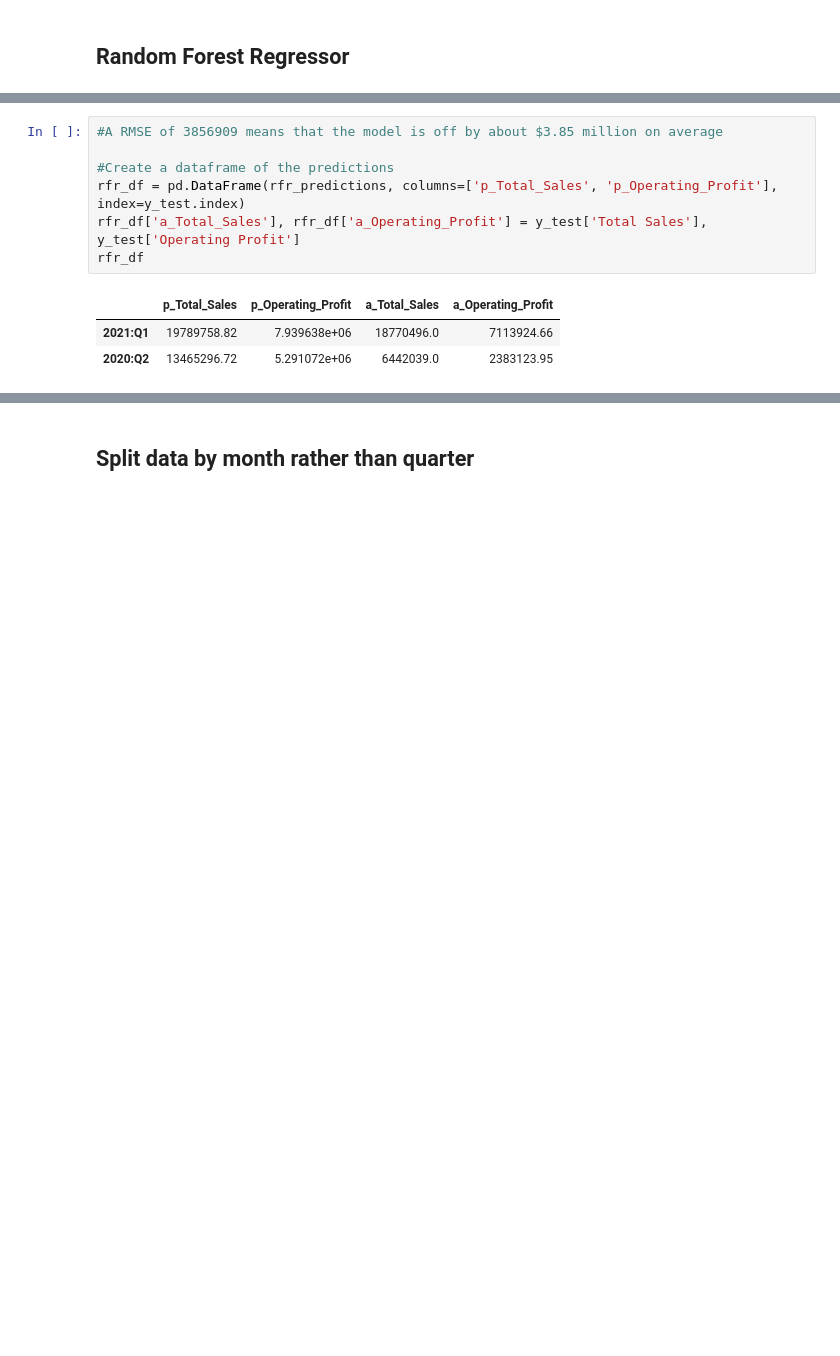
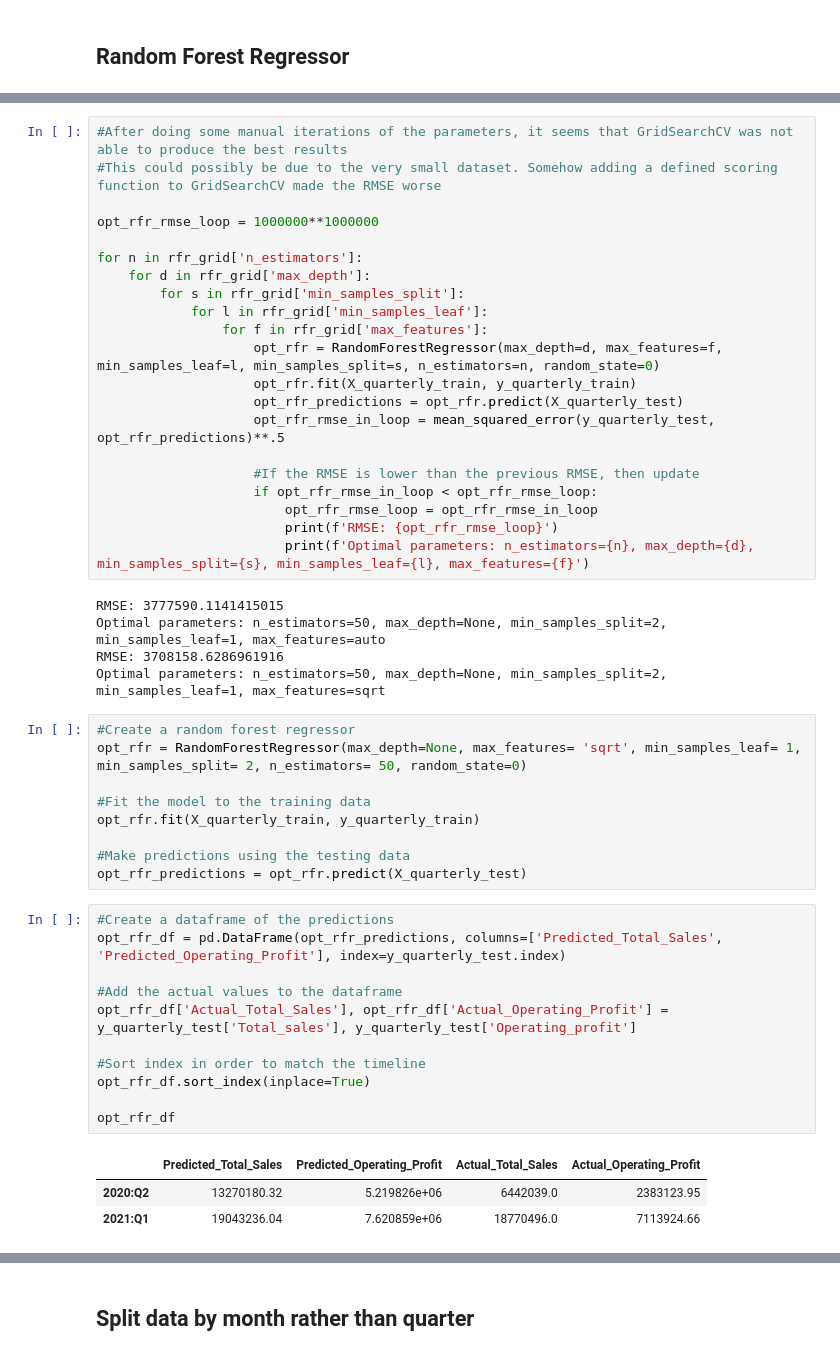
Before and after one commit to MitchellGleason/Final-Project, a Jupyter notebook: Machine_Leanring_Notebooks/multi_linear_reg_ML.ipynb, the cells around one changed output, grey strips where cells are left out. Drawn from its saved outputs; the diff is of its cells as text; blank space fills up the shorter version.

```diff
--- a/Machine_Leanring_Notebooks/multi_linear_reg_ML.ipynb
+++ b/Machine_Leanring_Notebooks/multi_linear_reg_ML.ipynb
@@ -285,13 +299,52 @@ Random Forest Regressor RMSE: 3856909.7498971317
-# %%
-#A RMSE of 3856909 means that the model is off by about $3.85 million on average
-
-#Create a dataframe of the predictions
-rfr_df = pd.DataFrame(rfr_predictions, columns=['p_Total_Sales', 'p_Operating_Profit'], index=y_test.index)
-rfr_df['a_Total_Sales'], rfr_df['a_Operating_Profit'] = y_test['Total Sales'], y_test['Operating Profit']
-rfr_df
-# %% [output]
-|  | p_Total_Sales | p_Operating_Profit | a_Total_Sales | a_Operating_Profit |
-| 2021:Q1 | 19789758.82 | 7.939638e+06 | 18770496.0 | 7113924.66 |
-| 2020:Q2 | 13465296.72 | 5.291072e+06 | 6442039.0 | 2383123.95 |
+# %%
+#After doing some manual iterations of the parameters, it seems that GridSearchCV was not able to produce the best results
+#This could possibly be due to the very small dataset. Somehow adding a defined scoring function to GridSearchCV made the RMSE worse
+
+opt_rfr_rmse_loop = 1000000**1000000
+
+for n in rfr_grid['n_estimators']:
+    for d in rfr_grid['max_depth']:
+        for s in rfr_grid['min_samples_split']:
+            for l in rfr_grid['min_samples_leaf']:
+                for f in rfr_grid['max_features']:
+                    opt_rfr = RandomForestRegressor(max_depth=d, max_features=f, min_samples_leaf=l, min_samples_split=s, n_estimators=n, random_state=0)
+                    opt_rfr.fit(X_quarterly_train, y_quarterly_train)
+                    opt_rfr_predictions = opt_rfr.predict(X_quarterly_test)
+                    opt_rfr_rmse_in_loop = mean_squared_error(y_quarterly_test, opt_rfr_predictions)**.5
+
+                    #If the RMSE is lower than the previous RMSE, then update
+                    if opt_rfr_rmse_in_loop < opt_rfr_rmse_loop:
+                        opt_rfr_rmse_loop = opt_rfr_rmse_in_loop
+                        print(f'RMSE: {opt_rfr_rmse_loop}')
+                        print(f'Optimal parameters: n_estimators={n}, max_depth={d}, min_samples_split={s}, min_samples_leaf={l}, max_features={f}')
+# %% [output]
+RMSE: 3777590.1141415015
+Optimal parameters: n_estimators=50, max_depth=None, min_samples_split=2, min_samples_leaf=1, max_features=auto
+RMSE: 3708158.6286961916
+Optimal parameters: n_estimators=50, max_depth=None, min_samples_split=2, min_samples_leaf=1, max_features=sqrt
+# %%
+#Create a random forest regressor
+opt_rfr = RandomForestRegressor(max_depth=None, max_features= 'sqrt', min_samples_leaf= 1, min_samples_split= 2, n_estimators= 50, random_state=0)
+
+#Fit the model to the training data
+opt_rfr.fit(X_quarterly_train, y_quarterly_train)
+
+#Make predictions using the testing data
+opt_rfr_predictions = opt_rfr.predict(X_quarterly_test)
+# %%
+#Create a dataframe of the predictions
+opt_rfr_df = pd.DataFrame(opt_rfr_predictions, columns=['Predicted_Total_Sales', 'Predicted_Operating_Profit'], index=y_quarterly_test.index)
+
+#Add the actual values to the dataframe
+opt_rfr_df['Actual_Total_Sales'], opt_rfr_df['Actual_Operating_Profit'] = y_quarterly_test['Total_sales'], y_quarterly_test['Operating_profit']
+
+#Sort index in order to match the timeline
+opt_rfr_df.sort_index(inplace=True)
+
+opt_rfr_df
+# %% [output]
+|  | Predicted_Total_Sales | Predicted_Operating_Profit | Actual_Total_Sales | Actual_Operating_Profit |
+| 2020:Q2 | 13270180.32 | 5.219826e+06 | 6442039.0 | 2383123.95 |
+| 2021:Q1 | 19043236.04 | 7.620859e+06 | 18770496.0 | 7113924.66 |
 # %%
 #Plot the predictions vs. the actual values
```
Also changed, not shown: parts of 40 cells of this notebook.
